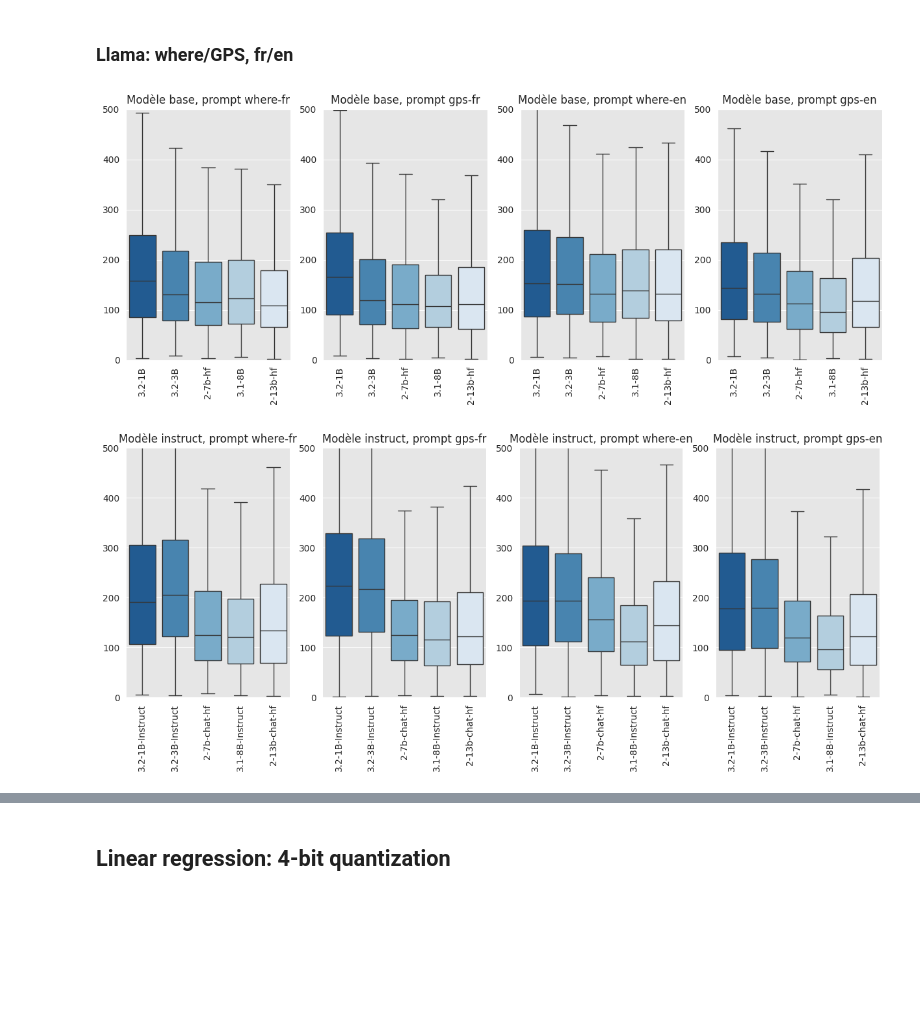
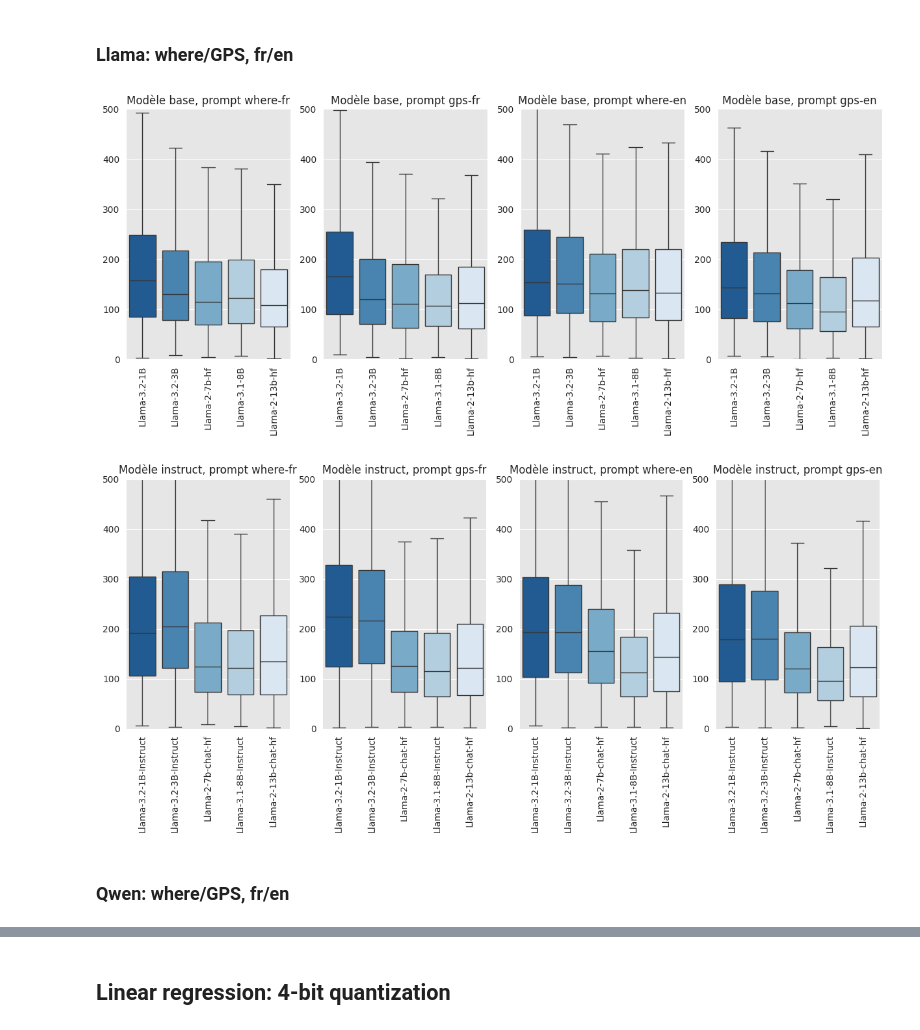
Before and after one commit to AdrienGuille/geo-llm, a Jupyter notebook: 5_Probing.ipynb, the cells around one changed output, grey strips where cells are left out. Saved outputs shown, nothing was run; the diff lists cells and outputs as text; code cells hidden in the pictures; blank space fills up the shorter version.

```diff
--- a/5_Probing.ipynb
+++ b/5_Probing.ipynb
@@ -33,7 +33,7 @@ for version in ["base", "instruct"]:
     for c in checkpoints[version]:
         c = c + f"_{precision}_empty"
         dist = json.loads(results[results.checkpoint == c].distances_in_km.values[0])
-        c = c.replace(f"_{precision}", "").replace("Mistral-", "").replace("Small-", "")
+        c = c.replace(f"_{precision}", "").replace("Small-", "")
         data[c] = np.sort(dist)
     sns.boxplot(data, palette="Blues_r", showfliers=False)
     plt.tick_params(axis="x", rotation=90)
@@ -57,10 +57,10 @@ for model_version in ["base", "instruct"]:
         data = {}
         for c in checkpoints:
             dist = json.loads(results[results.checkpoint == c].distances_in_km.values[0])
-            c = c.replace(f"_{precision}_{prompt}_{lang}", "").replace("Mistral-", "").replace("Small-", "")
+            c = c.replace(f"_{precision}_{prompt}_{lang}", "").replace("Small-", "")
             data[c] = np.sort(dist)
         sns.boxplot(data, palette="Blues_r", showfliers=False, ax=axes[i])
-        axes[i].tick_params(axis="x", rotation=45)
+        axes[i].tick_params(axis="x", rotation=90)
         axes[i].set_ylim(0, 500)
         axes[i].set_title(f"Modèle {model_version}, prompt {prompt}-{lang}")
     plt.show()
@@ -87,7 +87,7 @@ for version in ["base", "instruct"]:
     for c in checkpoints[version]:
         c = c + f"_{precision}_empty"
         dist = json.loads(results[results.checkpoint == c].distances_in_km.values[0])
-        c = c.replace(f"_{precision}_{prompt}_{lang}", "").replace("Llama-", "")
+        c = c.replace(f"_{precision}_{prompt}_{lang}", "")
         data[c] = np.sort(dist)
     sns.boxplot(data, palette="Blues_r", showfliers=False)
     plt.tick_params(axis="x", rotation=90)
@@ -101,23 +101,25 @@ for version in ["base", "instruct"]:
 # %%
 precision = "float16"
 for model_version in ["base", "instruct"]:
     fig, axes = plt.subplots(1, 4, figsize=(15, 5))
     for i, conf in enumerate([("fr", "where"), ("fr", "gps"), ("en", "where"), ("en", "gps")]):
         lang = conf[0]
         prompt = conf[1]
         checkpoints = [f"Llama-3.2-1B-Instruct_{precision}_{prompt}_{lang}", f"Llama-3.2-3B-Instruct_{precision}_{prompt}_{lang}", f"Llama-2-7b-chat-hf_{precision}_{prompt}_{lang}", f"Llama-3.1-8B-Instruct_{precision}_{prompt}_{lang}", f"Llama-2-13b-chat-hf_{precision}_{prompt}_{lang}"]
         if model_version == "base":
             checkpoints = [c.replace("-Instruct", "").replace("-chat", "") for c in checkpoints]
         data = {}
         for c in checkpoints:
             dist = json.loads(results[results.checkpoint == c].distances_in_km.values[0])
-            c = c.replace(f"_{precision}_{prompt}_{lang}", "").replace("Llama-", "")
+            c = c.replace(f"_{precision}_{prompt}_{lang}", "")
             data[c] = np.sort(dist)
         sns.boxplot(data, palette="Blues_r", showfliers=False, ax=axes[i])
         axes[i].tick_params(axis="x", rotation=90)
         axes[i].set_ylim(0, 500)
         axes[i].set_title(f"Modèle {model_version}, prompt {prompt}-{lang}")
     plt.show()
 # %% [output]
-[figure, old version]
+[figure, new version]
-[figure, old version]
+[figure, new version]
+# %% [markdown]
+### Qwen: where/GPS, fr/en
```
Also changed, not shown: parts of 7 cells of this notebook.
